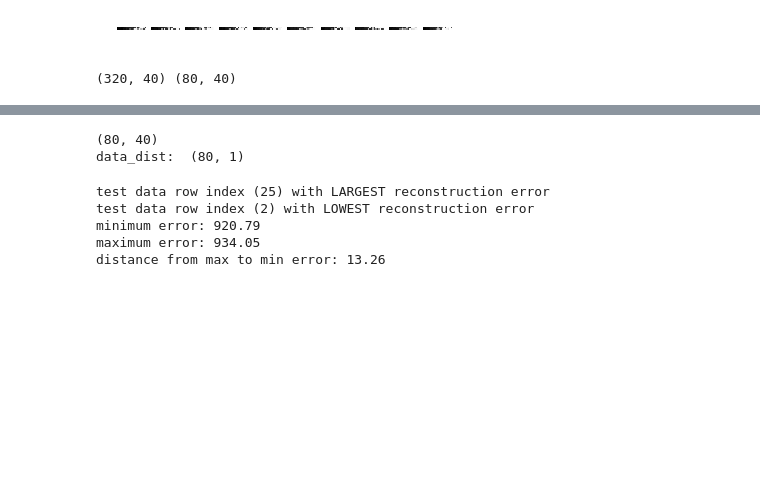
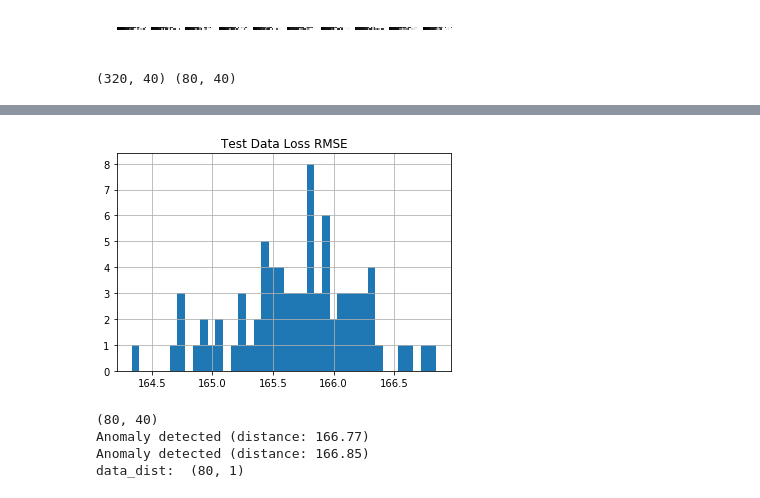
Before and after one commit to caoliang/ISSM-CA3, a Jupyter notebook: ISSM_CA3_GC.ipynb, the cells around one changed output, grey strips where cells are left out. Saved outputs shown, nothing was run; the diff lists cells and outputs as text; code cells hidden in the pictures; blank space fills up the shorter version.

```diff
--- a/ISSM_CA3_GC.ipynb
+++ b/ISSM_CA3_GC.ipynb
@@ -636,28 +656,16 @@ show_encodings(ae_data_test[:num_sample], data_rec)
+# %%
+show_rmse_hist(ae_data_test, Y_test, model_autoencoder, cols_name_list,
+               hist_bins = 40, hist_title = 'Test Data Loss RMSE')
+# %% [output]
+[figure, added]
 # %%
+abnormal_threshold = 166.7
+
 # Calculate the reconstruction error and make decision on anomaly detection
 data_dist = compute_dist(ae_data_test, model_autoencoder, threshold=abnormal_threshold)
 print('data_dist: ', data_dist.shape)
 # %% [output]
 (80, 40)
+Anomaly detected (distance: 166.77)
+Anomaly detected (distance: 166.85)
 data_dist:  (80, 1)
-# %%
-# Determine the test data (row index) with LARGEST reconstruction error based on trained model
-max_dist_index = np.unravel_index(np.argmax(data_dist, axis=None), data_dist.shape)
-print("test data row index ({0}) with LARGEST reconstruction error".format(max_dist_index[0]))
-
-# Determine the test data (row index) with LOWEST reconstruction error based on trained model
-min_dist_index = np.unravel_index(np.argmin(data_dist, axis=None), data_dist.shape)
-print("test data row index ({0}) with LOWEST reconstruction error".format(min_dist_index[0]))
-
-min_dist = data_dist[min_dist_index]
-max_dist = data_dist[max_dist_index]
-
-print("minimum error: {0:.2f}".format(min_dist))
-print("maximum error: {0:.2f}".format(max_dist))
-print("distance from max to min error: {0:.2f}".format(max_dist - min_dist))
-# %% [output]
-test data row index (25) with LARGEST reconstruction error
-test data row index (2) with LOWEST reconstruction error
-minimum error: 920.79
-maximum error: 934.05
-distance from max to min error: 13.26
```
Also changed, not shown: parts of 9 cells of this notebook, 2 other files.
